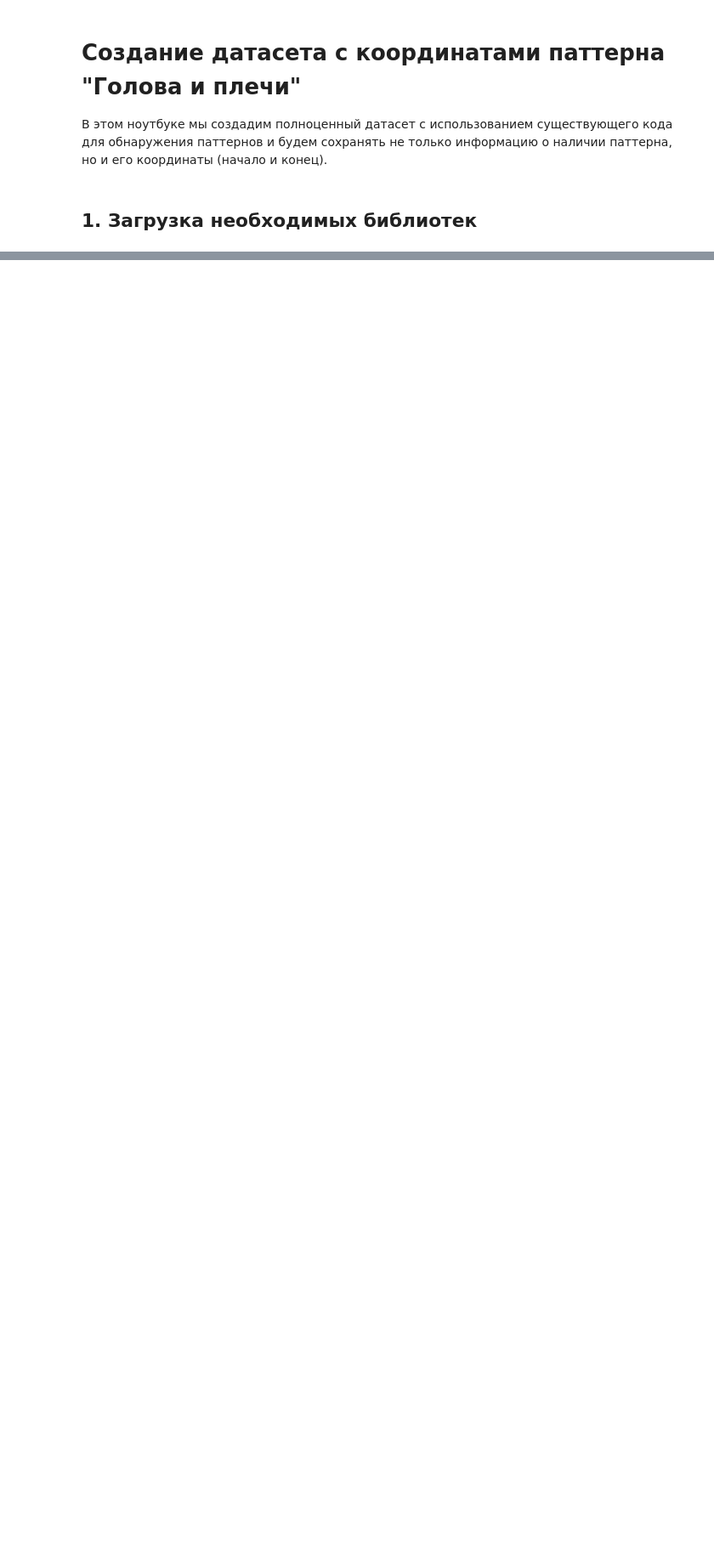
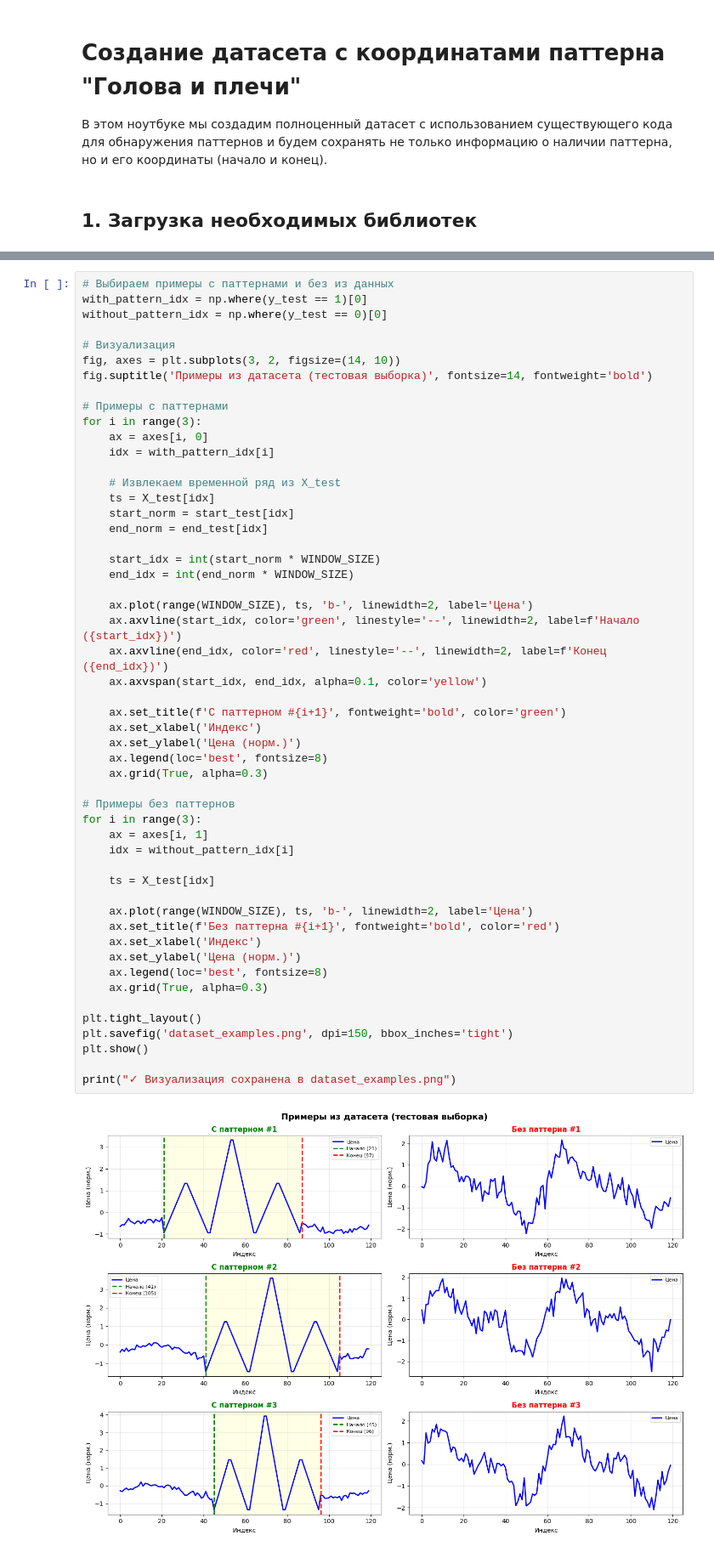
Before and after one commit to RTsolispaick/diplom, a Jupyter notebook: create_dataset_with_coordinates.ipynb, the cells around one changed output, grey strips where cells are left out. Shown at 85% size. Saved outputs shown, nothing was run; the diff lists cells and outputs as text; blank space fills up the shorter version.

```diff
--- a/create_dataset_with_coordinates.ipynb
+++ b/create_dataset_with_coordinates.ipynb
@@ -197,0 +146,54 @@ NameError: name 'y_coords_test' is not defined
+# %%
+# Выбираем примеры с паттернами и без из данных
+with_pattern_idx = np.where(y_test == 1)[0]
+without_pattern_idx = np.where(y_test == 0)[0]
+
+# Визуализация
+fig, axes = plt.subplots(3, 2, figsize=(14, 10))
+fig.suptitle('Примеры из датасета (тестовая выборка)', fontsize=14, fontweight='bold')
+
+# Примеры с паттернами
+for i in range(3):
+    ax = axes[i, 0]
+    idx = with_pattern_idx[i]
+
+    # Извлекаем временной ряд из X_test
+    ts = X_test[idx]
+    start_norm = start_test[idx]
+    end_norm = end_test[idx]
+
+    start_idx = int(start_norm * WINDOW_SIZE)
+    end_idx = int(end_norm * WINDOW_SIZE)
+
+    ax.plot(range(WINDOW_SIZE), ts, 'b-', linewidth=2, label='Цена')
+    ax.axvline(start_idx, color='green', linestyle='--', linewidth=2, label=f'Начало ({start_idx})')
+    ax.axvline(end_idx, color='red', linestyle='--', linewidth=2, label=f'Конец ({end_idx})')
+    ax.axvspan(start_idx, end_idx, alpha=0.1, color='yellow')
+
+    ax.set_title(f'С паттерном #{i+1}', fontweight='bold', color='green')
+    ax.set_xlabel('Индекс')
+    ax.set_ylabel('Цена (норм.)')
+    ax.legend(loc='best', fontsize=8)
+    ax.grid(True, alpha=0.3)
+
+# Примеры без паттернов
+for i in range(3):
+    ax = axes[i, 1]
+    idx = without_pattern_idx[i]
+
+    ts = X_test[idx]
+
+    ax.plot(range(WINDOW_SIZE), ts, 'b-', linewidth=2, label='Цена')
+    ax.set_title(f'Без паттерна #{i+1}', fontweight='bold', color='red')
+    ax.set_xlabel('Индекс')
+    ax.set_ylabel('Цена (норм.)')
+    ax.legend(loc='best', fontsize=8)
+    ax.grid(True, alpha=0.3)
+
+plt.tight_layout()
+plt.savefig('dataset_examples.png', dpi=150, bbox_inches='tight')
+plt.show()
+
+print("✓ Визуализация сохранена в dataset_examples.png")
+# %% [output]
+[figure, added]
```
Also changed, not shown: parts of 18 cells of this notebook, 6 other files.
